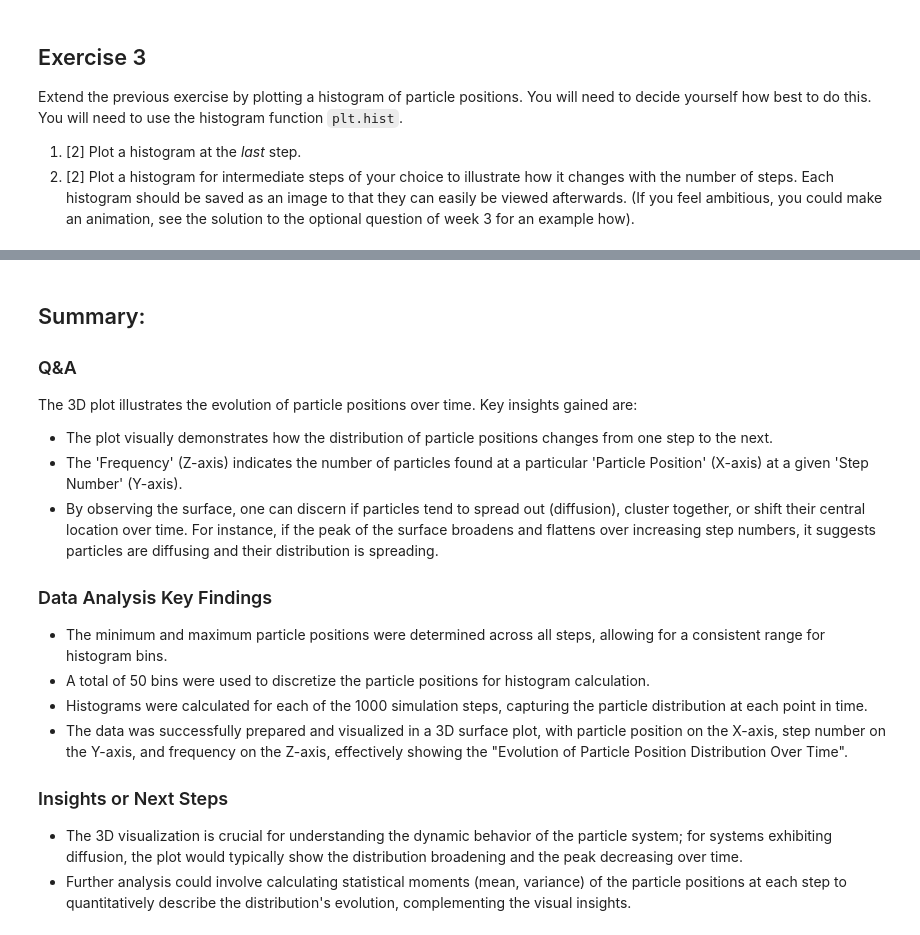
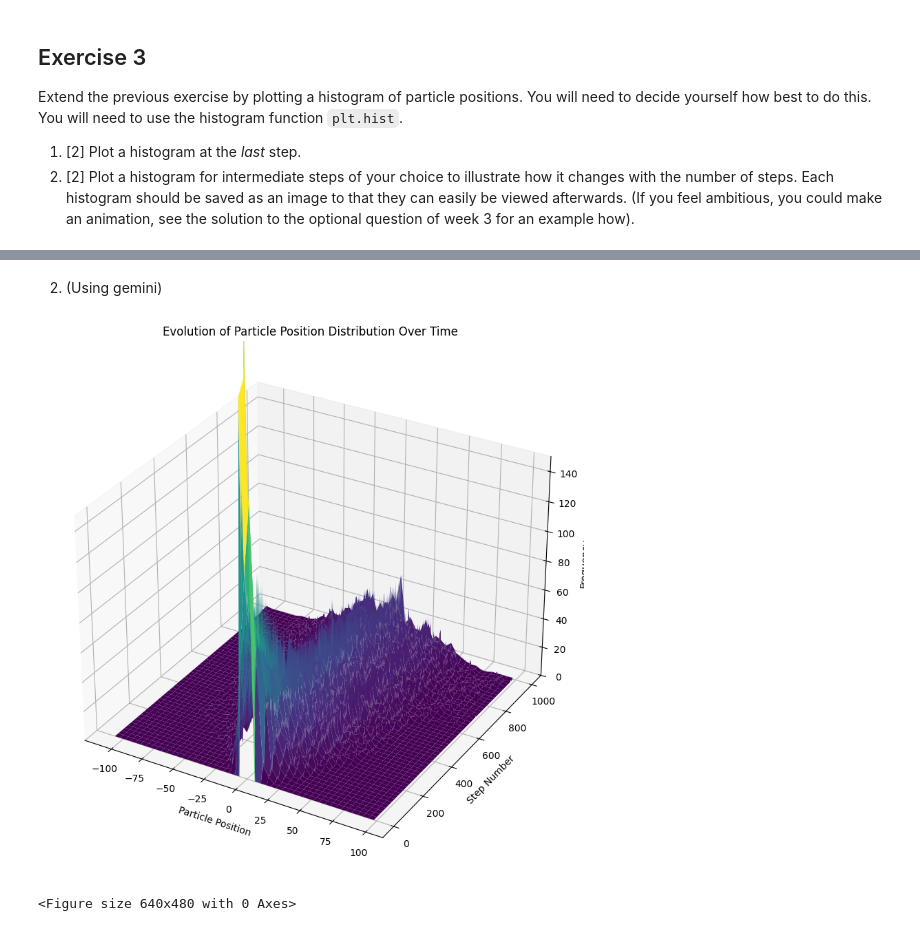
Before and after one commit to PX2145-2025/week-7-b-Morley-James, a Jupyter notebook: Random_walk.ipynb, the cells around one changed output, grey strips where cells are left out. Drawn from its saved outputs; the diff is of its cells as text; code cells hidden in the pictures.

```diff
--- a/Random_walk.ipynb
+++ b/Random_walk.ipynb
@@ -405,18 +240,52 @@ Review the generated 3D plot and summarize the insights gained regarding the evo
-# %% [markdown]
-## Summary:
-
-### Q&A
-The 3D plot illustrates the evolution of particle positions over time. Key insights gained are:
-*   The plot visually demonstrates how the distribution of particle positions changes from one step to the next.
-*   The 'Frequency' (Z-axis) indicates the number of particles found at a particular 'Particle Position' (X-axis) at a given 'Step Number' (Y-axis).
-*   By observing the surface, one can discern if particles tend to spread out (diffusion), cluster together, or shift their central location over time. For instance, if the peak of the surface broadens and flattens over increasing step numbers, it suggests particles are diffusing and their distribution is spreading.
-
-### Data Analysis Key Findings
-*   The minimum and maximum particle positions were determined across all steps, allowing for a consistent range for histogram bins.
-*   A total of 50 bins were used to discretize the particle positions for histogram calculation.
-*   Histograms were calculated for each of the 1000 simulation steps, capturing the particle distribution at each point in time.
-*   The data was successfully prepared and visualized in a 3D surface plot, with particle position on the X-axis, step number on the Y-axis, and frequency on the Z-axis, effectively showing the "Evolution of Particle Position Distribution Over Time".
-
-### Insights or Next Steps
-*   The 3D visualization is crucial for understanding the dynamic behavior of the particle system; for systems exhibiting diffusion, the plot would typically show the distribution broadening and the peak decreasing over time.
-*   Further analysis could involve calculating statistical moments (mean, variance) of the particle positions at each step to quantitatively describe the distribution's evolution, complementing the visual insights.
+# %% [markdown]
+2. (Using gemini)
+# %%
+# Assuming 'particles' array (num_steps, N) and 'num_steps' are available from previous cells.
+# For context, 'particles' was generated with N=500 and num_steps=1000 in Exercise 2.
+
+# 1. Define Histogram Parameters
+# Find min and max position across all particles and all steps to define consistent bins
+min_pos = particles.min()
+max_pos = particles.max()
+num_bins = 50 # Number of bins for the histograms
+
+# Create bin edges and centers for consistency across all histograms
+bin_edges = np.linspace(min_pos, max_pos, num_bins + 1)
+bin_centers = (bin_edges[:-1] + bin_edges[1:]) / 2
+
+# 2. Calculate Histograms for Each Step
+# Initialize an array to store histogram counts for each step
+# The shape will be (number of steps, number of bins)
+histogram_data = np.zeros((num_steps, num_bins))
+
+for step_idx in range(num_steps):
+    current_positions = particles[step_idx, :] # Get positions of all particles at the current step
+    counts, _ = np.histogram(current_positions, bins=bin_edges)
+    histogram_data[step_idx, :] = counts
+
+# 3. Prepare Data for 3D Plotting
+# Create 2D meshgrids for the X (position) and Y (step number) axes
+X, Y = np.meshgrid(bin_centers, np.arange(num_steps))
+Z = histogram_data # Z will be the frequency (histogram counts)
+
+# 4. Create 3D Histogram Plot
+fig = plt.figure(figsize=(14, 10)) # Increase figure size for better visibility
+ax = fig.add_subplot(111, projection='3d')
+
+# Plot the surface. The 'viridis' colormap is often good for continuous data.
+ax.plot_surface(X, Y, Z, cmap='viridis', edgecolor='none')
+
+# Set the Z-axis limits to zoom in
+ax.set_zlim(0, 150) # Adjust the upper limit as needed for desired zoom
+
+# Set labels and title for the plot
+ax.set_xlabel('Particle Position')
+ax.set_ylabel('Step Number')
+ax.set_zlabel('Frequency')
+ax.set_title('Evolution of Particle Position Distribution Over Time')
+
+plt.show()
+plt.savefig("Evolution of Particle Position Distribution Over Time")
+# %% [output]
+[figure, added]
+<Figure size 640x480 with 0 Axes>
```
Also changed, not shown: parts of 21 cells of this notebook.
